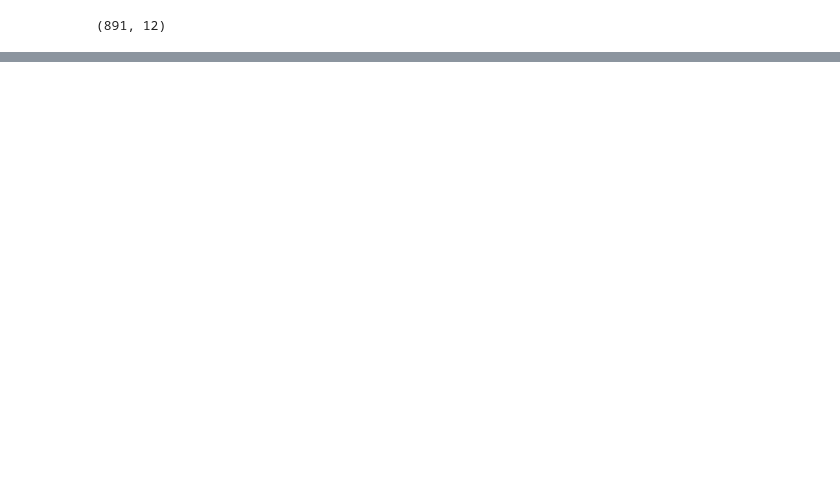
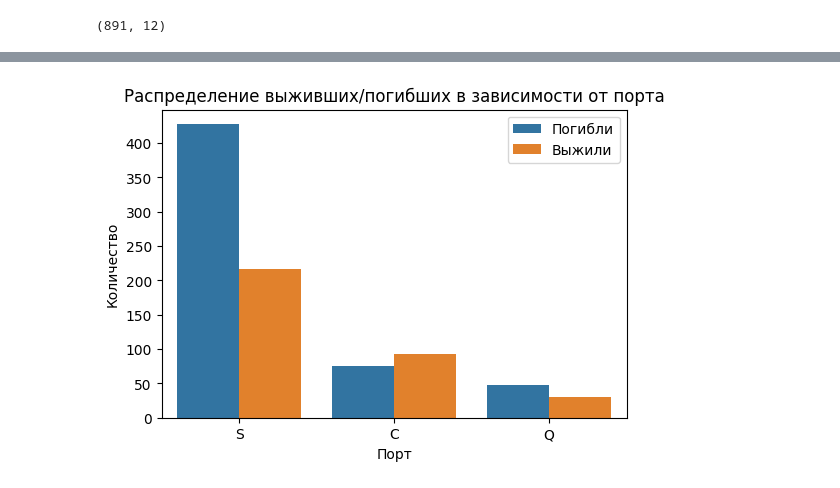
Before and after one commit to karuna-heks/ds-learning-track, a Jupyter notebook: notebooks/01_eda.ipynb, the cells around one changed output, grey strips where cells are left out. Saved outputs shown, nothing was run; the diff lists cells and outputs as text; code cells hidden in the pictures; blank space fills up the shorter version.

```diff
--- a/notebooks/01_eda.ipynb
+++ b/notebooks/01_eda.ipynb
@@ -66,0 +83,12 @@ df[df['Age'].isna()]
+# %%
+plt.figure(figsize=(6, 4))
+ax = sns.countplot(x='Embarked', hue='Survived_renamed', data=df)
+legend = ax.get_legend()
+if legend is not None:
+    legend.set_title(None)
+plt.title(f'Распределение выживших/погибших в зависимости от порта')
+plt.xlabel('Порт')
+plt.ylabel('Количество')
+plt.show()
+# %% [output]
+[figure, added]
```
Also changed, not shown: parts of 22 cells of this notebook, 8 other files.
